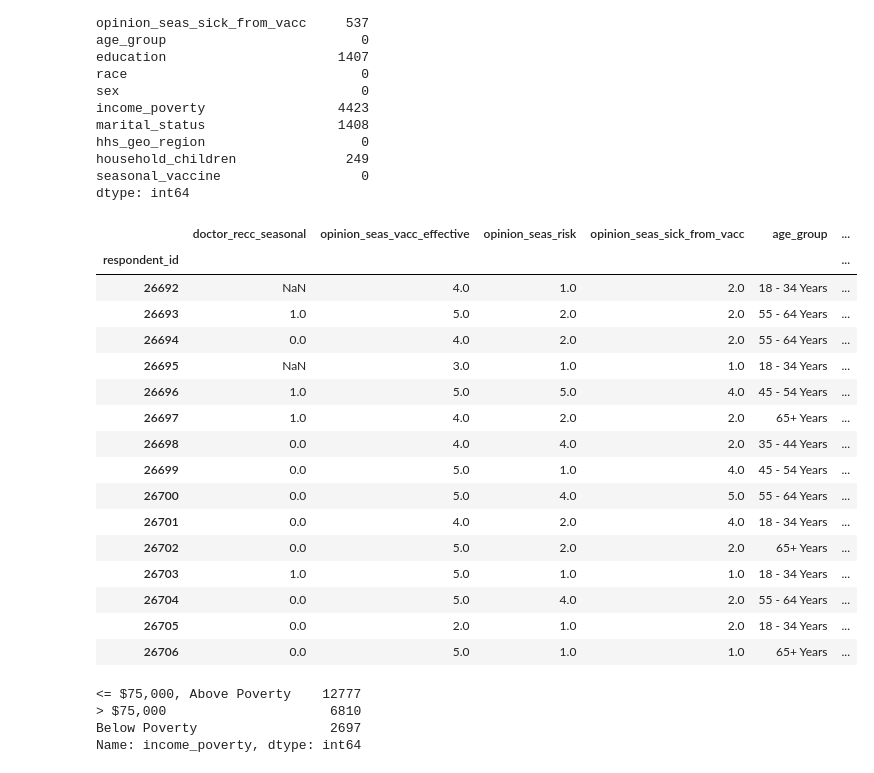
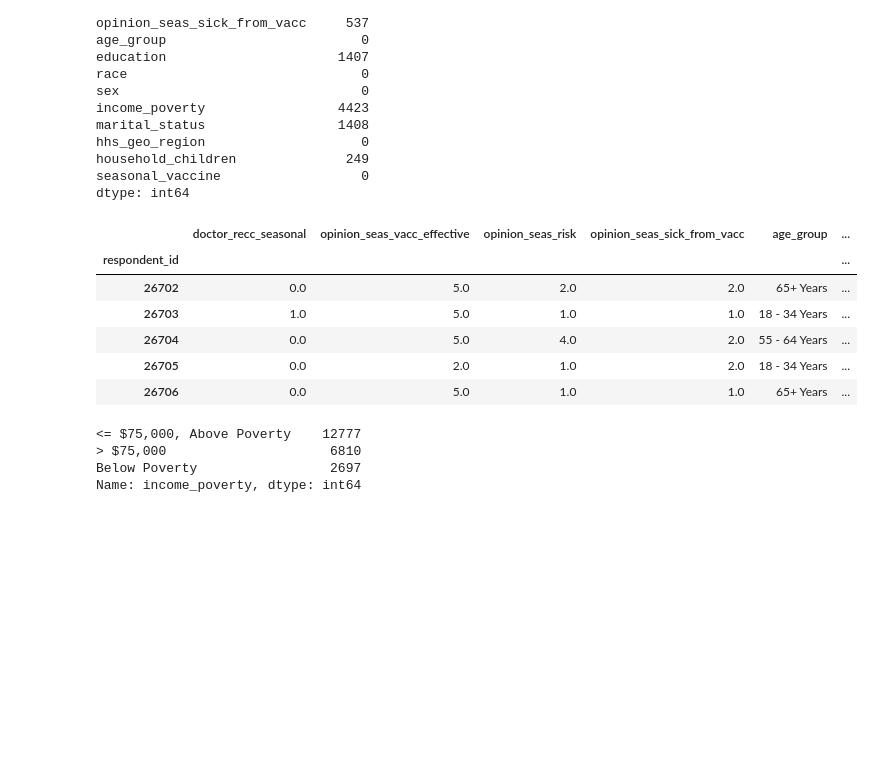
Before and after one commit to likej82/Probability-of-Receiving-Seasonal-Flu-Vaccination-Based-Off-Demographic, a Jupyter notebook: Wesnotebook.ipynb, the cells around one changed output. Saved outputs shown, nothing was run; the diff lists cells and outputs as text; code cells hidden in the pictures; blank space fills up the shorter version.

```diff
--- a/Wesnotebook.ipynb
+++ b/Wesnotebook.ipynb
@@ -431,20 +433,10 @@ household_children              249
 seasonal_vaccine                  0
 dtype: int64
 # %%
-df1.tail(15)
+df1.tail(5)
 # %% [output]
 |  | doctor_recc_seasonal | opinion_seas_vacc_effective | opinion_seas_risk | opinion_seas_sick_from_vacc | age_group | ... |
 | respondent_id |  |  |  |  |  | ... |
-| 26692 | NaN | 4.0 | 1.0 | 2.0 | 18 - 34 Years | ... |
-| 26693 | 1.0 | 5.0 | 2.0 | 2.0 | 55 - 64 Years | ... |
-| 26694 | 0.0 | 4.0 | 2.0 | 2.0 | 55 - 64 Years | ... |
-| 26695 | NaN | 3.0 | 1.0 | 1.0 | 18 - 34 Years | ... |
-| 26696 | 1.0 | 5.0 | 5.0 | 4.0 | 45 - 54 Years | ... |
-| 26697 | 1.0 | 4.0 | 2.0 | 2.0 | 65+ Years | ... |
-| 26698 | 0.0 | 4.0 | 4.0 | 2.0 | 35 - 44 Years | ... |
-| 26699 | 0.0 | 5.0 | 1.0 | 4.0 | 45 - 54 Years | ... |
-| 26700 | 0.0 | 5.0 | 4.0 | 5.0 | 55 - 64 Years | ... |
-| 26701 | 0.0 | 4.0 | 2.0 | 4.0 | 18 - 34 Years | ... |
 | 26702 | 0.0 | 5.0 | 2.0 | 2.0 | 65+ Years | ... |
 | 26703 | 1.0 | 5.0 | 1.0 | 1.0 | 18 - 34 Years | ... |
 | 26704 | 0.0 | 5.0 | 4.0 | 2.0 | 55 - 64 Years | ... |
```
Also changed, not shown: parts of 42 cells of this notebook.
